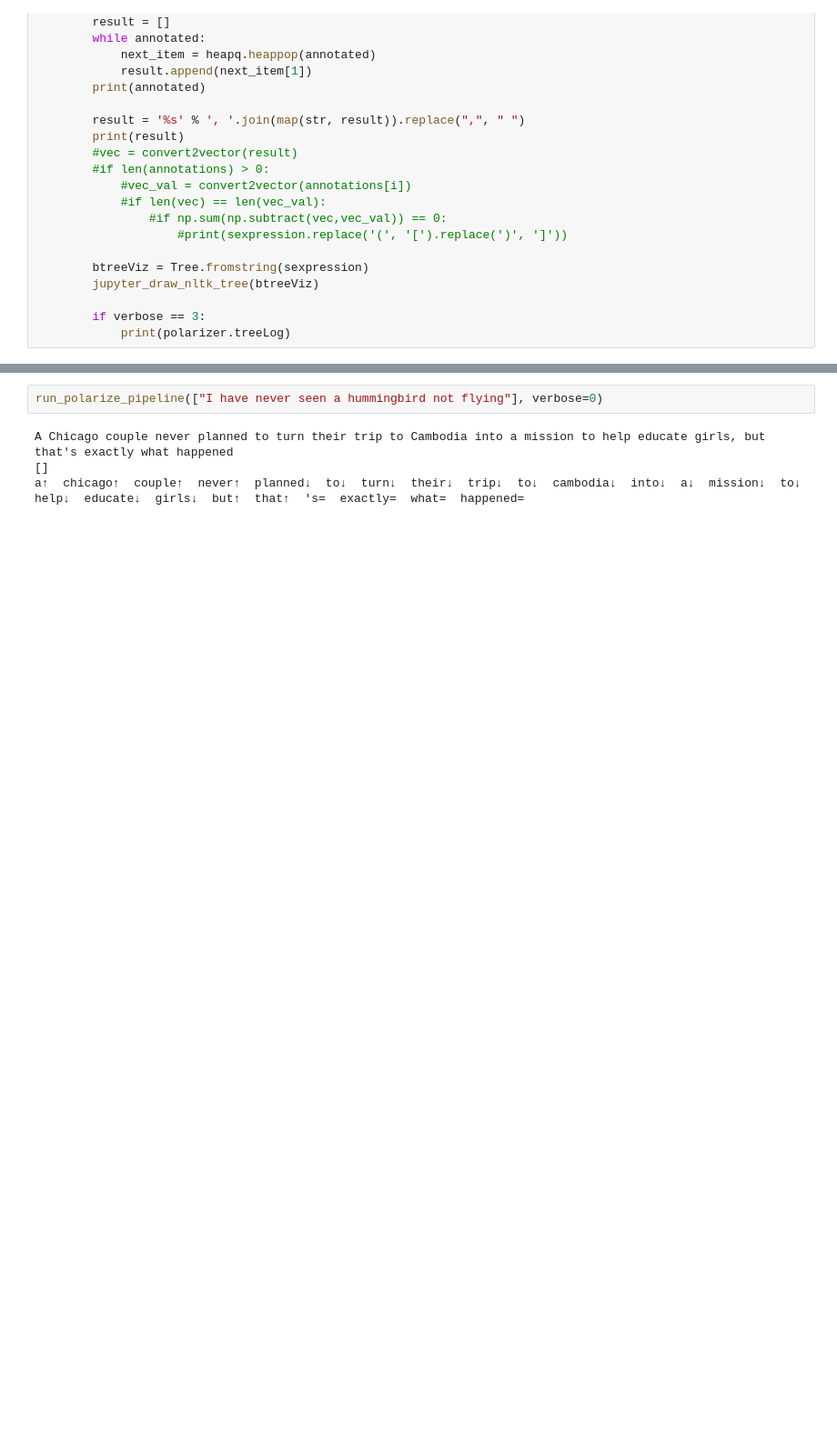
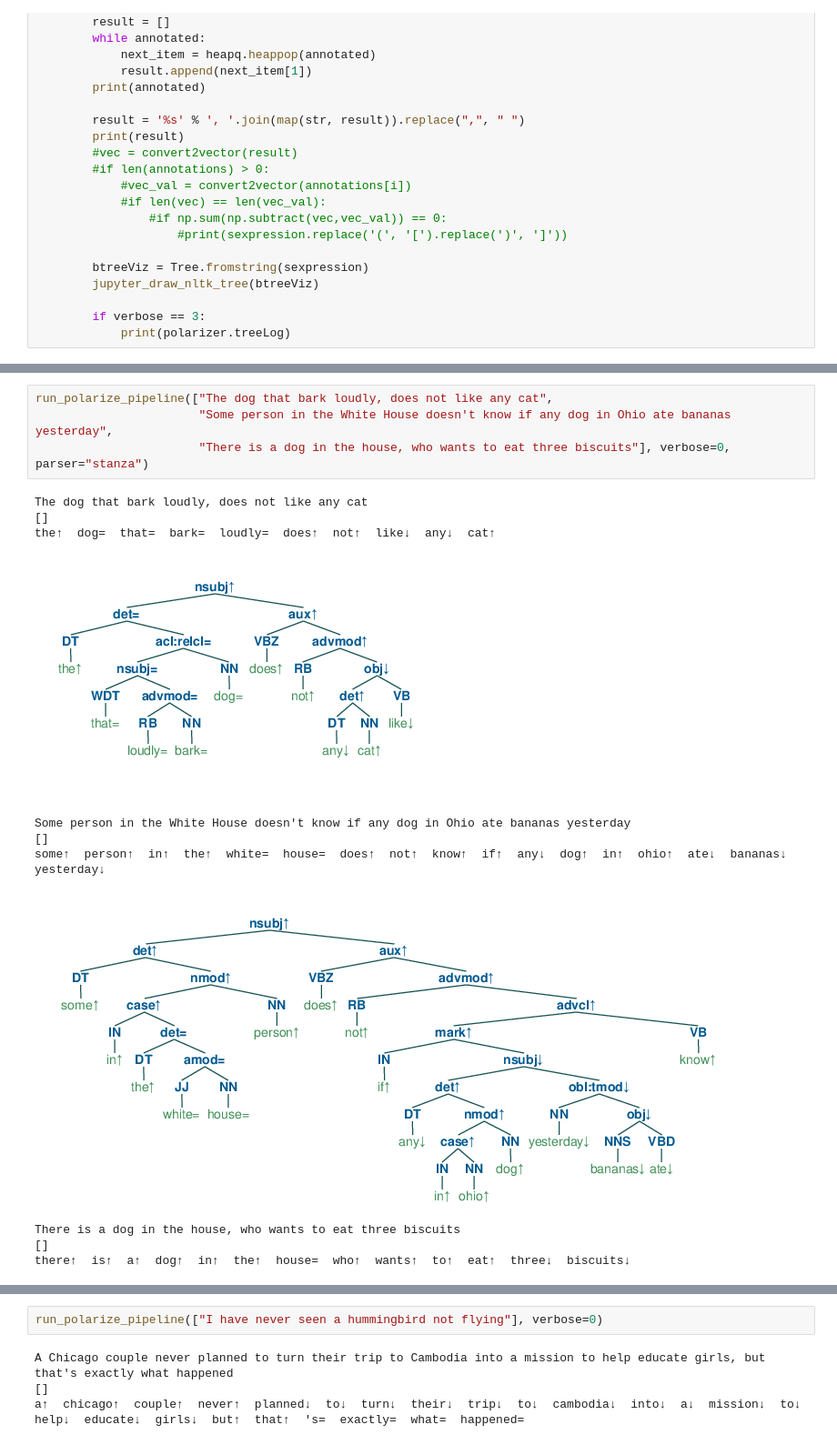
Before and after one commit to eric11eca/Udep2Mono, a Jupyter notebook: src/Udep2Mono.ipynb, the cells around one changed output, grey strips where cells are left out. Shown: that part at 91% size. Saved outputs shown, nothing was run; the diff lists cells and outputs as text; blank space fills up the shorter version.

```diff
--- a/src/Udep2Mono.ipynb
+++ b/src/Udep2Mono.ipynb
@@ -985,0 +1083,16 @@ def run_polarize_pipeline(sentences, annotations=[], verbose=0, parser="stanford
+# %%
+run_polarize_pipeline(["The dog that bark loudly, does not like any cat",
+                       "Some person in the White House doesn't know if any dog in Ohio ate bananas yesterday",
+                       "There is a dog in the house, who wants to eat three biscuits"], verbose=0, parser="stanza")
+# %% [output]
+The dog that bark loudly, does not like any cat
+[]
+the↑  dog=  that=  bark=  loudly=  does↑  not↑  like↓  any↓  cat↑
+[figure, added]
+Some person in the White House doesn't know if any dog in Ohio ate bananas yesterday
+[]
+some↑  person↑  in↑  the↑  white=  house=  does↑  not↑  know↑  if↑  any↓  dog↑  in↑  ohio↑  ate↓  bananas↓  yesterday↓
+[figure, added]
+There is a dog in the house, who wants to eat three biscuits
+[]
+there↑  is↑  a↑  dog↑  in↑  the↑  house=  who↑  wants↑  to↑  eat↑  three↓  biscuits↓
```
Also changed, not shown: parts of 10 cells of this notebook, 6 other files.
